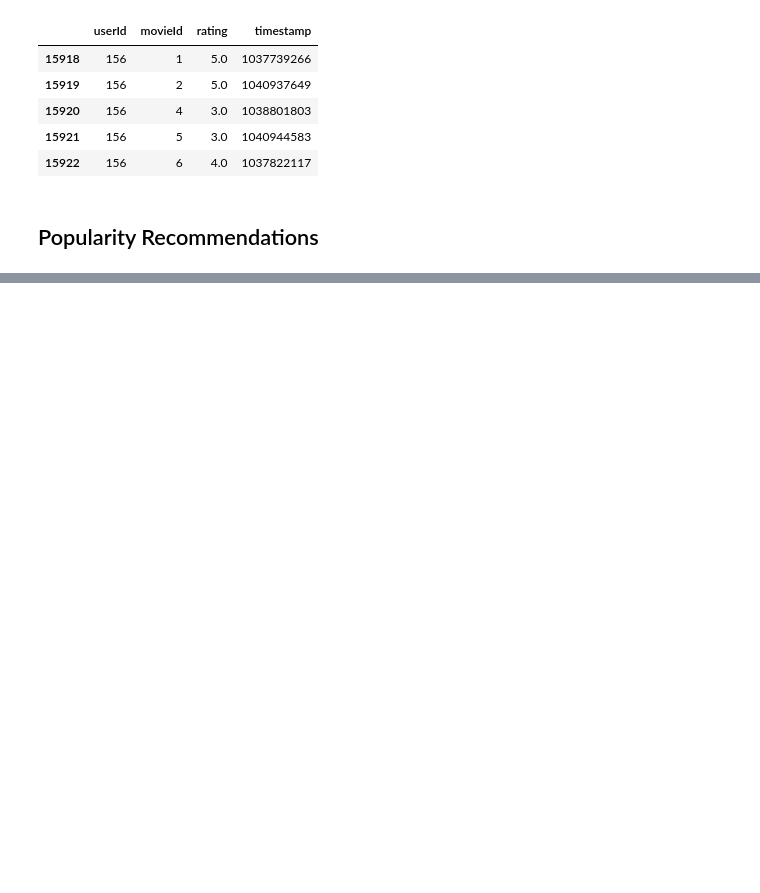
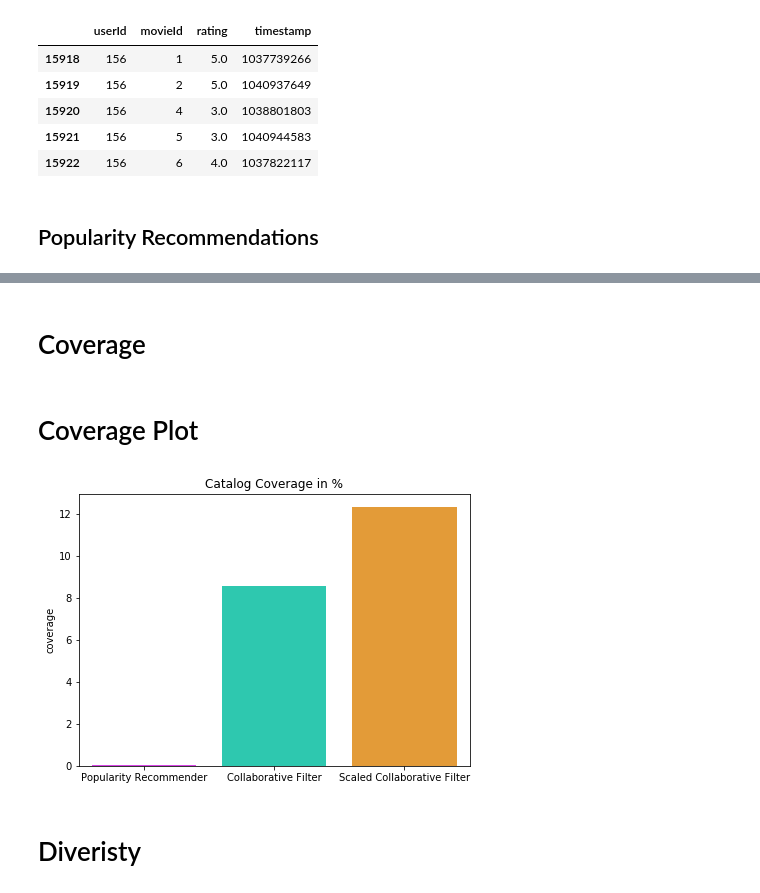
Before and after one commit to statisticianinstilettos/recmetrics, a Jupyter notebook: example.ipynb, the cells around one changed output, grey strips where cells are left out. Cells and saved outputs as stored; diff of their text form; code cells hidden in the pictures; blank space fills up the shorter version.

```diff
--- a/example.ipynb
+++ b/example.ipynb
@@ -137,0 +143,9 @@ coverage(predicted, catalog)
+# %%
+def get_users_predictions(user_id, n, model, train_long):
+    recommended_items = pd.DataFrame(model.loc[user_id])
+    recommended_items.columns = ["predicted_rating"]
+    recommended_items = recommended_items.sort_values('predicted_rating', ascending=False)
+    rated_items_from_train = train_long.query('userId == @user_id').movieId.tolist()
+    recommended_items = recommended_items[~recommended_items.index.isin(rated_items_from_train)]
+    recommended_items = recommended_items.head(n)
+    return recommended_items.index.tolist()
@@ -137,0 +156,10 @@ coverage(predicted, catalog)
+# %%
+#make popularity recommendations for all members in the test data
+
+recs = []
+for user in user_index:
+    cf_predictions = get_users_predictions(user, 10, cf_model, train_long)
+    recs.append(cf_predictions)
+
+test['cf_predictions'] = recs
+test.head()
@@ -137,0 +237,19 @@ coverage(predicted, catalog)
+# %% [markdown]
+# Coverage
+# %%
+catalog = train_long.movieId.unique().tolist()
+pop_coverage = coverage(pop_predictions, catalog)
+cf_coverage = coverage(cf_predictions, catalog)
+cf_scaled_coverage = coverage(cf_scaled_predictions, catalog)
+# %% [markdown]
+# Coverage Plot
+# %%
+coverage_scores = [pop_coverage, cf_coverage, cf_scaled_coverage]
+model_names = ['Popularity Recommender', 'Collaborative Filter', 'Scaled Collaborative Filter']
+
+fig = plt.figure(figsize=(7, 5))
+CoveragePlot(coverage_scores, model_names)
+# %% [output]
+[figure, added]
+# %% [markdown]
+# Diveristy
```
Also changed, not shown: parts of 44 cells of this notebook, 1 other file.
